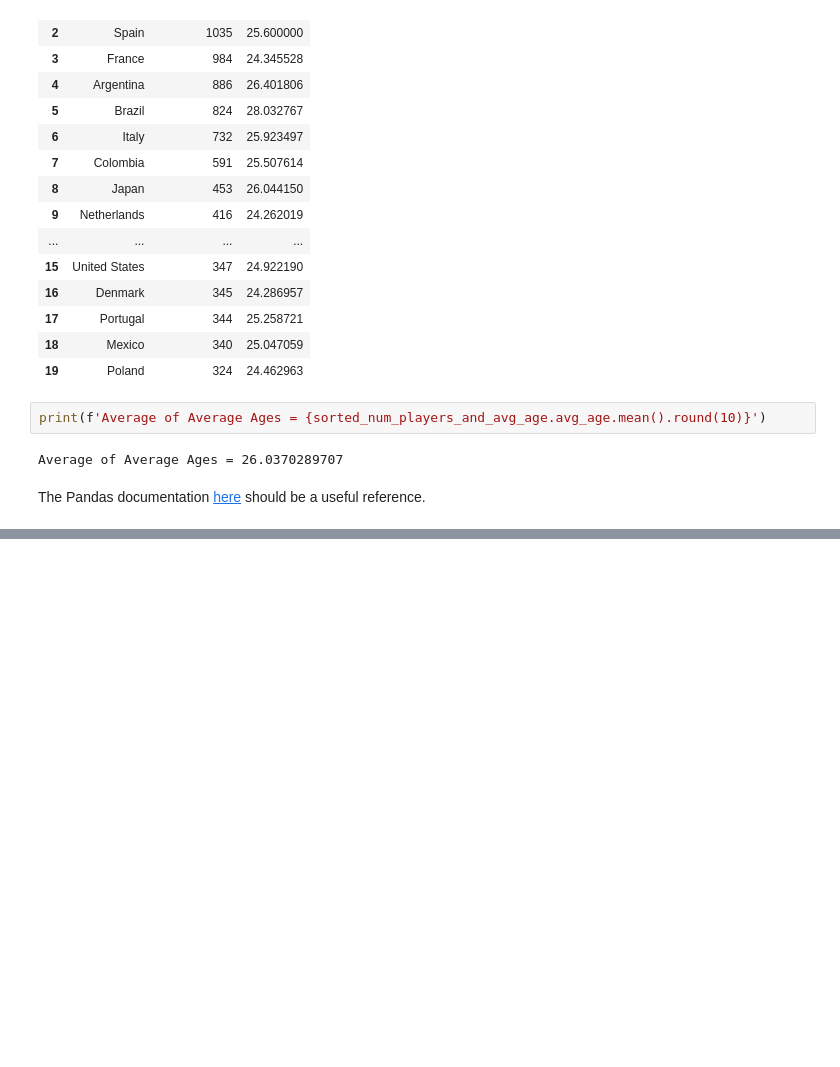
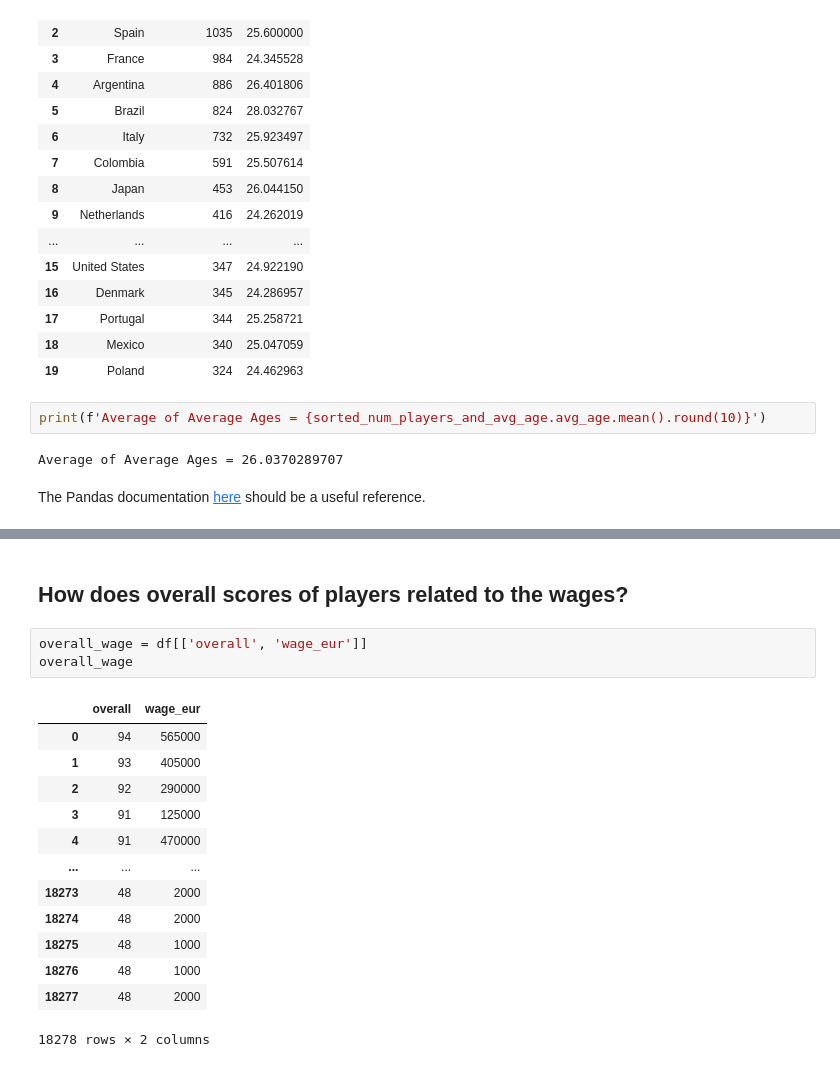
Before and after one commit to heesukjang/W209_DataViz_Summer2023, a Jupyter notebook: Unit_Assignments/Week_04_Assignment.ipynb, the cells around one changed output, grey strips where cells are left out. Saved outputs shown, nothing was run; the diff lists cells and outputs as text; blank space fills up the shorter version.

```diff
--- a/Unit_Assignments/Week_04_Assignment.ipynb
+++ b/Unit_Assignments/Week_04_Assignment.ipynb
@@ -112,0 +152,19 @@ The Pandas documentation [here](https://pandas.pydata.org/pandas-docs/stable/use
+# %% [markdown]
+## How does **overall scores** of players related to the **wages**?
+# %%
+overall_wage = df[['overall', 'wage_eur']]
+overall_wage
+# %% [output]
+|  | overall | wage_eur |
+| 0 | 94 | 565000 |
+| 1 | 93 | 405000 |
+| 2 | 92 | 290000 |
+| 3 | 91 | 125000 |
+| 4 | 91 | 470000 |
+| ... | ... | ... |
+| 18273 | 48 | 2000 |
+| 18274 | 48 | 2000 |
+| 18275 | 48 | 1000 |
+| 18276 | 48 | 1000 |
+| 18277 | 48 | 2000 |
+18278 rows × 2 columns
```
Also changed, not shown: parts of 5 cells of this notebook.
